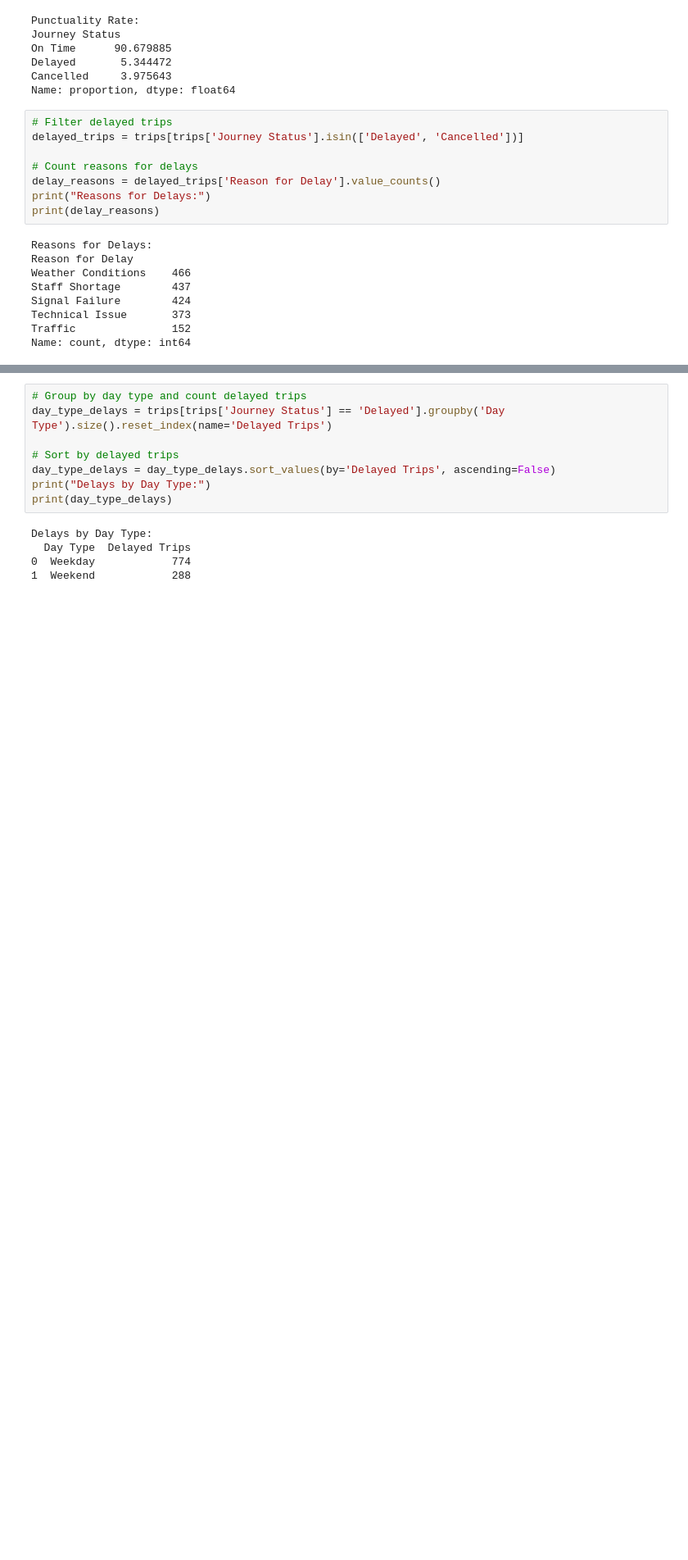
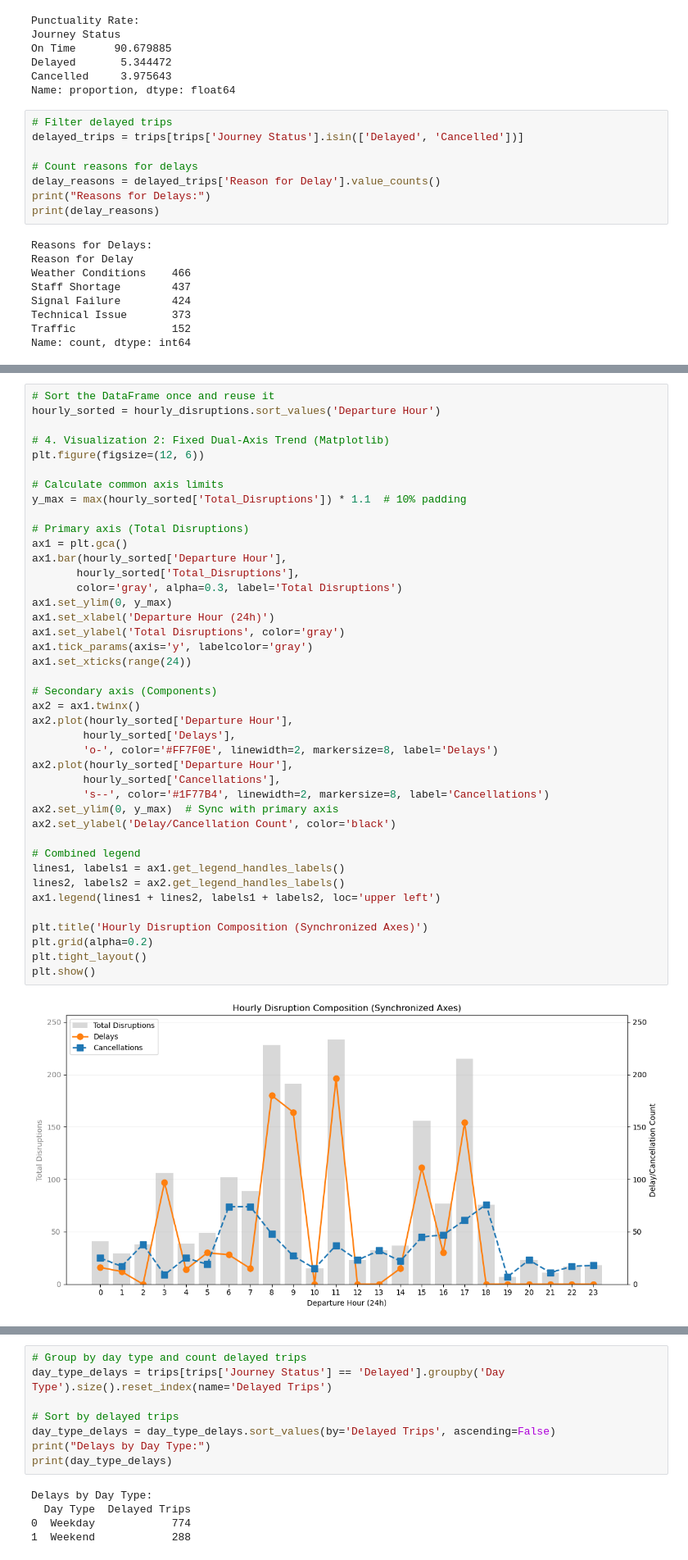
Before and after one commit to aelmaasarawi80/Railway, a Jupyter notebook: Analysis.ipynb, the cells around one changed output, grey strips where cells are left out. Shown at 82% size. Drawn from its saved outputs; the diff is of its cells as text; blank space fills up the shorter version.

```diff
--- a/Analysis.ipynb
+++ b/Analysis.ipynb
@@ -112,0 +172,43 @@ Delays by Departure Hour:
+# %%
+# Sort the DataFrame once and reuse it
+hourly_sorted = hourly_disruptions.sort_values('Departure Hour')
+
+# 4. Visualization 2: Fixed Dual-Axis Trend (Matplotlib)
+plt.figure(figsize=(12, 6))
+
+# Calculate common axis limits
+y_max = max(hourly_sorted['Total_Disruptions']) * 1.1  # 10% padding
+
+# Primary axis (Total Disruptions)
+ax1 = plt.gca()
+ax1.bar(hourly_sorted['Departure Hour'],
+       hourly_sorted['Total_Disruptions'],
+       color='gray', alpha=0.3, label='Total Disruptions')
+ax1.set_ylim(0, y_max)
+ax1.set_xlabel('Departure Hour (24h)')
+ax1.set_ylabel('Total Disruptions', color='gray')
+ax1.tick_params(axis='y', labelcolor='gray')
+ax1.set_xticks(range(24))
+
+# Secondary axis (Components)
+ax2 = ax1.twinx()
+ax2.plot(hourly_sorted['Departure Hour'],
+        hourly_sorted['Delays'],
+        'o-', color='#FF7F0E', linewidth=2, markersize=8, label='Delays')
+ax2.plot(hourly_sorted['Departure Hour'],
+        hourly_sorted['Cancellations'],
+        's--', color='#1F77B4', linewidth=2, markersize=8, label='Cancellations')
+ax2.set_ylim(0, y_max)  # Sync with primary axis
+ax2.set_ylabel('Delay/Cancellation Count', color='black')
+
+# Combined legend
+lines1, labels1 = ax1.get_legend_handles_labels()
+lines2, labels2 = ax2.get_legend_handles_labels()
+ax1.legend(lines1 + lines2, labels1 + labels2, loc='upper left')
+
+plt.title('Hourly Disruption Composition (Synchronized Axes)')
+plt.grid(alpha=0.2)
+plt.tight_layout()
+plt.show()
+# %% [output]
+[figure, added]
```
Also changed, not shown: parts of 24 cells of this notebook, 1 other file.
